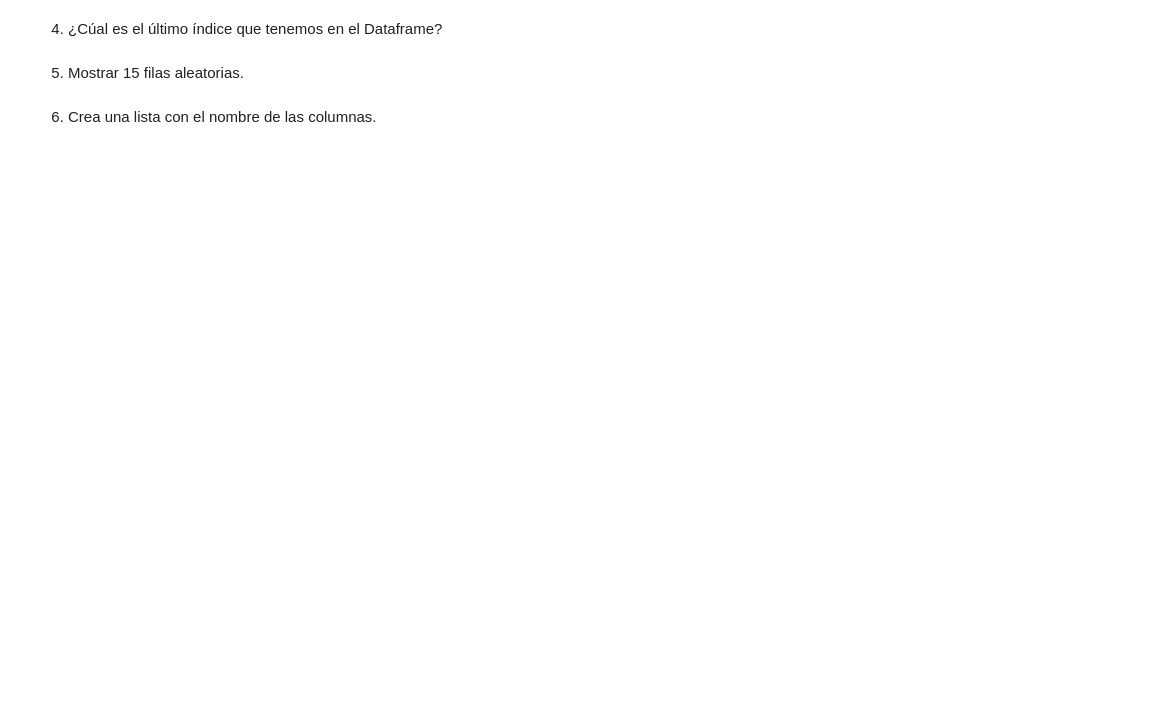
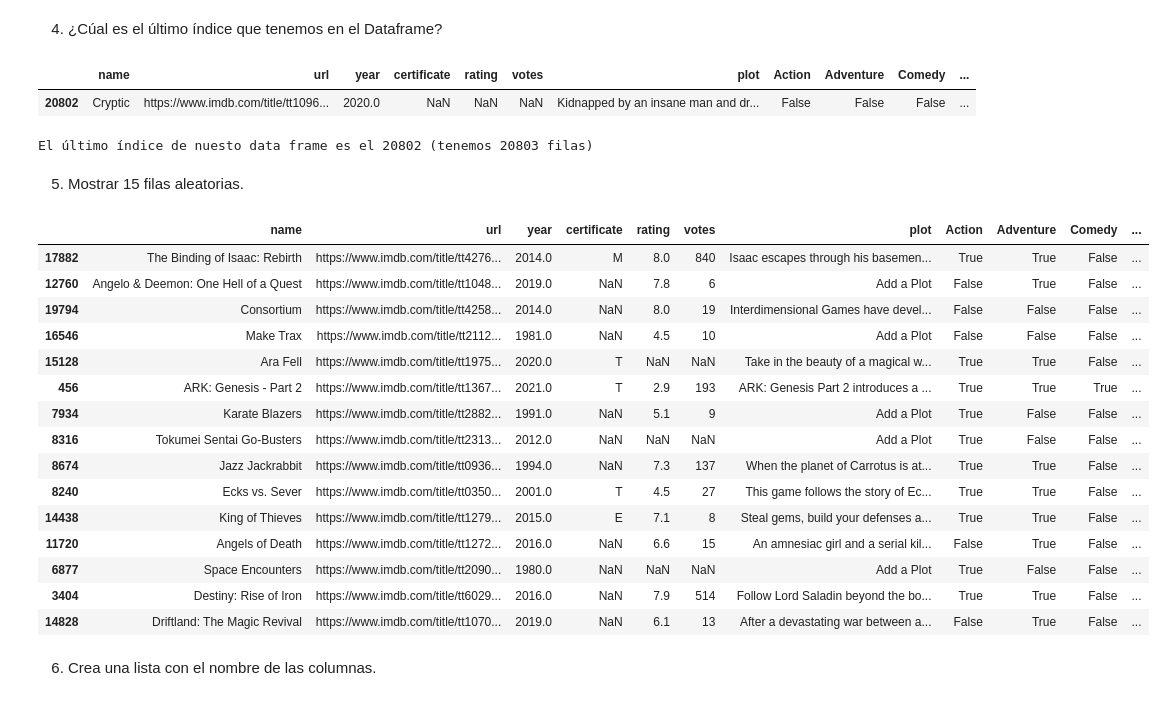
Before and after one commit to Adalab/da-modulo2-sprint2-pairprogramming.MariRoci, a Jupyter notebook: Pair_Programming_Sprint2_BD10.ipynb, the cells around one changed output. Cells and saved outputs as stored; diff of their text form; code cells hidden in the pictures; blank space fills up the shorter version.

```diff
--- a/Pair_Programming_Sprint2_BD10.ipynb
+++ b/Pair_Programming_Sprint2_BD10.ipynb
@@ -9,2 +15,4 @@ vamos a utilizar el fichero videogames.csv
 # %% [markdown]
 2. Abrir el archivo, creando un Dataframe. Aseguraros de que no incluye la columna "Unnamed: 0".
+# %%
+df_videogames = pd.read_csv("videogames.csv", index_col=0)
@@ -13,6 +44,34 @@ vamos a utilizar el fichero videogames.csv
 # %% [markdown]
 4. ¿Cúal es el último índice que tenemos en el Dataframe?
+# %%
+df_videogames.tail(1)
+# %% [output]
+|  | name | url | year | certificate | rating | votes | plot | Action | Adventure | Comedy | ... |
+| 20802 | Cryptic | https://www.imdb.com/title/tt1096... | 2020.0 | NaN | NaN | NaN | Kidnapped by an insane man and dr... | False | False | False | ... |
+# %%
+print ('El último índice de nuesto data frame es el 20802 (tenemos 20803 filas)')
+# %% [output]
+El último índice de nuesto data frame es el 20802 (tenemos 20803 filas)
 # %% [markdown]
 5. Mostrar 15 filas aleatorias.
+# %%
+df_videogames.sample(n=15)
+# %% [output]
+|  | name | url | year | certificate | rating | votes | plot | Action | Adventure | Comedy | ... |
+| 17882 | The Binding of Isaac: Rebirth | https://www.imdb.com/title/tt4276... | 2014.0 | M | 8.0 | 840 | Isaac escapes through his basemen... | True | True | False | ... |
+| 12760 | Angelo & Deemon: One Hell of a Quest | https://www.imdb.com/title/tt1048... | 2019.0 | NaN | 7.8 | 6 | Add a Plot | False | True | False | ... |
+| 19794 | Consortium | https://www.imdb.com/title/tt4258... | 2014.0 | NaN | 8.0 | 19 | Interdimensional Games have devel... | False | False | False | ... |
+| 16546 | Make Trax | https://www.imdb.com/title/tt2112... | 1981.0 | NaN | 4.5 | 10 | Add a Plot | False | False | False | ... |
+| 15128 | Ara Fell | https://www.imdb.com/title/tt1975... | 2020.0 | T | NaN | NaN | Take in the beauty of a magical w... | True | True | False | ... |
+| 456 | ARK: Genesis - Part 2 | https://www.imdb.com/title/tt1367... | 2021.0 | T | 2.9 | 193 | ARK: Genesis Part 2 introduces a ... | True | True | True | ... |
+| 7934 | Karate Blazers | https://www.imdb.com/title/tt2882... | 1991.0 | NaN | 5.1 | 9 | Add a Plot | True | False | False | ... |
+| 8316 | Tokumei Sentai Go-Busters | https://www.imdb.com/title/tt2313... | 2012.0 | NaN | NaN | NaN | Add a Plot | True | False | False | ... |
+| 8674 | Jazz Jackrabbit | https://www.imdb.com/title/tt0936... | 1994.0 | NaN | 7.3 | 137 | When the planet of Carrotus is at... | True | True | False | ... |
+| 8240 | Ecks vs. Sever | https://www.imdb.com/title/tt0350... | 2001.0 | T | 4.5 | 27 | This game follows the story of Ec... | True | True | False | ... |
+| 14438 | King of Thieves | https://www.imdb.com/title/tt1279... | 2015.0 | E | 7.1 | 8 | Steal gems, build your defenses a... | True | True | False | ... |
+| 11720 | Angels of Death | https://www.imdb.com/title/tt1272... | 2016.0 | NaN | 6.6 | 15 | An amnesiac girl and a serial kil... | False | True | False | ... |
+| 6877 | Space Encounters | https://www.imdb.com/title/tt2090... | 1980.0 | NaN | NaN | NaN | Add a Plot | True | False | False | ... |
+| 3404 | Destiny: Rise of Iron | https://www.imdb.com/title/tt6029... | 2016.0 | NaN | 7.9 | 514 | Follow Lord Saladin beyond the bo... | True | True | False | ... |
+| 14828 | Driftland: The Magic Revival | https://www.imdb.com/title/tt1070... | 2019.0 | NaN | 6.1 | 13 | After a devastating war between a... | False | True | False | ... |
 # %% [markdown]
 6. Crea una lista con el nombre de las columnas.
```
Also changed, not shown: parts of 17 cells of this notebook.
